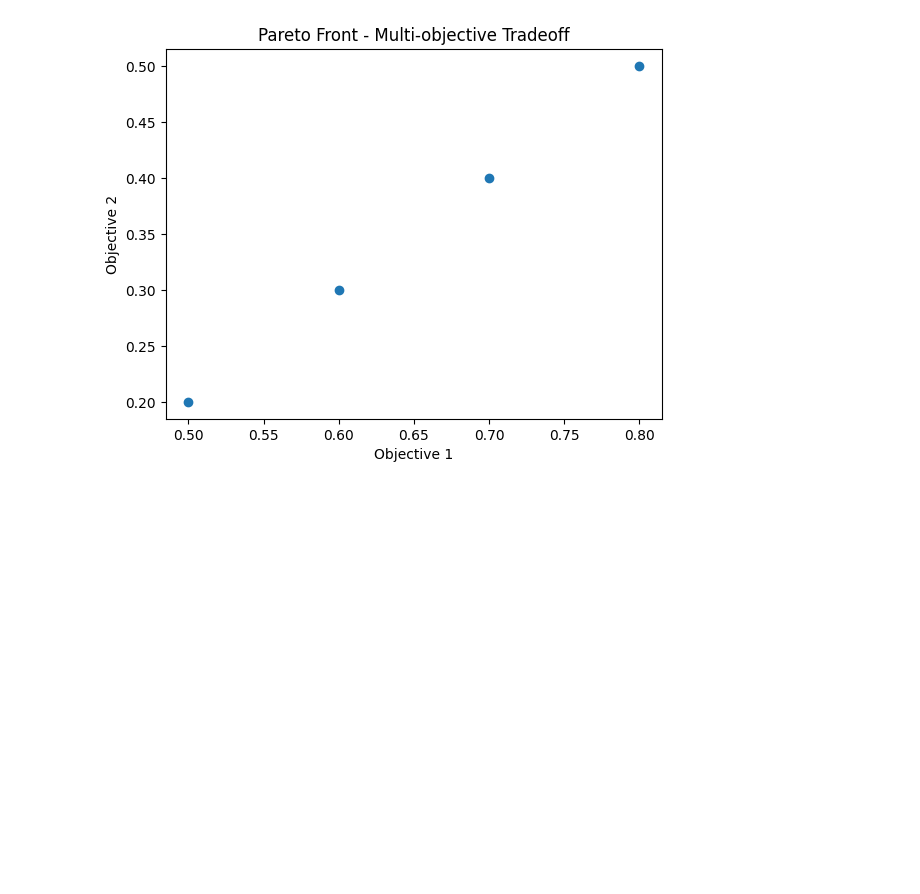
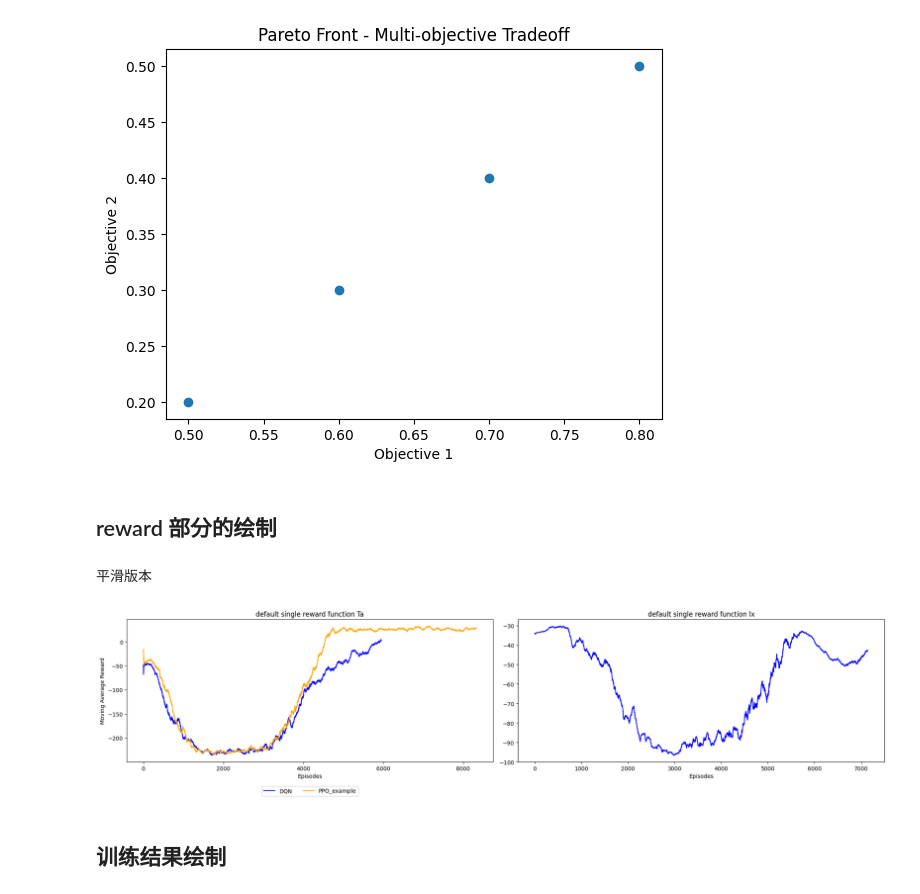
Before and after one commit to peter-kinger/climate-rl-optimizer, a Jupyter notebook: analysis_articles.ipynb, the cells around one changed output. Cells and saved outputs as stored; diff of their text form; code cells hidden in the pictures; blank space fills up the shorter version.

```diff
--- a/analysis_articles.ipynb
+++ b/analysis_articles.ipynb
@@ -14,3 +14,7 @@ plt.title("Pareto Front - Multi-objective Tradeoff")
 plt.show()
 # %% [output]
 [figure]
+# %% [markdown]
+## reward 部分的绘制
+# %% [markdown]
+平滑版本
@@ -16,0 +70,31 @@ plt.show()
+# %%
+# 绘制各种的 reward 曲线
+fig, axes = plt.subplots(1, 2, figsize=(20, 5))
+
+ax1, ax2 = axes
+
+ax1.set_title('default single reward function Ta')
+ax2.set_title('default single reward function lx')
+
+# 绘制 single reward function Ta 的曲线
+# dqn
+ax1.plot(single_Ta_dqn_episodes, single_Ta_dqn_ep_rew_mean_list, label="DQN", color='blue')
+
+ax1.set_xlabel("Episodes")
+ax1.set_ylabel("Moving Average Reward")
+# PPO
+ax1.plot(single_Ta_PPO__example_episodes, single_Ta_PPO_example_ep_rew_mean_list, label="PPO_example", color='orange')
+
+# 绘制 multi reward function Ta 的曲线
+ax2.plot(single_lx_dqn_episodes, single_lx_dqn_ep_rew_mean_list, label="DQN", color='blue')
+
+ax2.set_xlabel("Episodes")
+
+# 统一配置细节
+ax1.legend(loc='upper center', bbox_to_anchor=(0.5, -0.15), # 将图例的位置进行调整
+          fancybox=True, ncol=5)
+
+plt.tight_layout()
+# plt.savefig(overleaf+'/all_rewards.pdf')
+# %% [output]
+[figure, added]
@@ -16,0 +107,2 @@ plt.show()
+# %% [markdown]
+## 训练结果绘制
```
Also changed, not shown: parts of 5 cells of this notebook, 4 other files.
